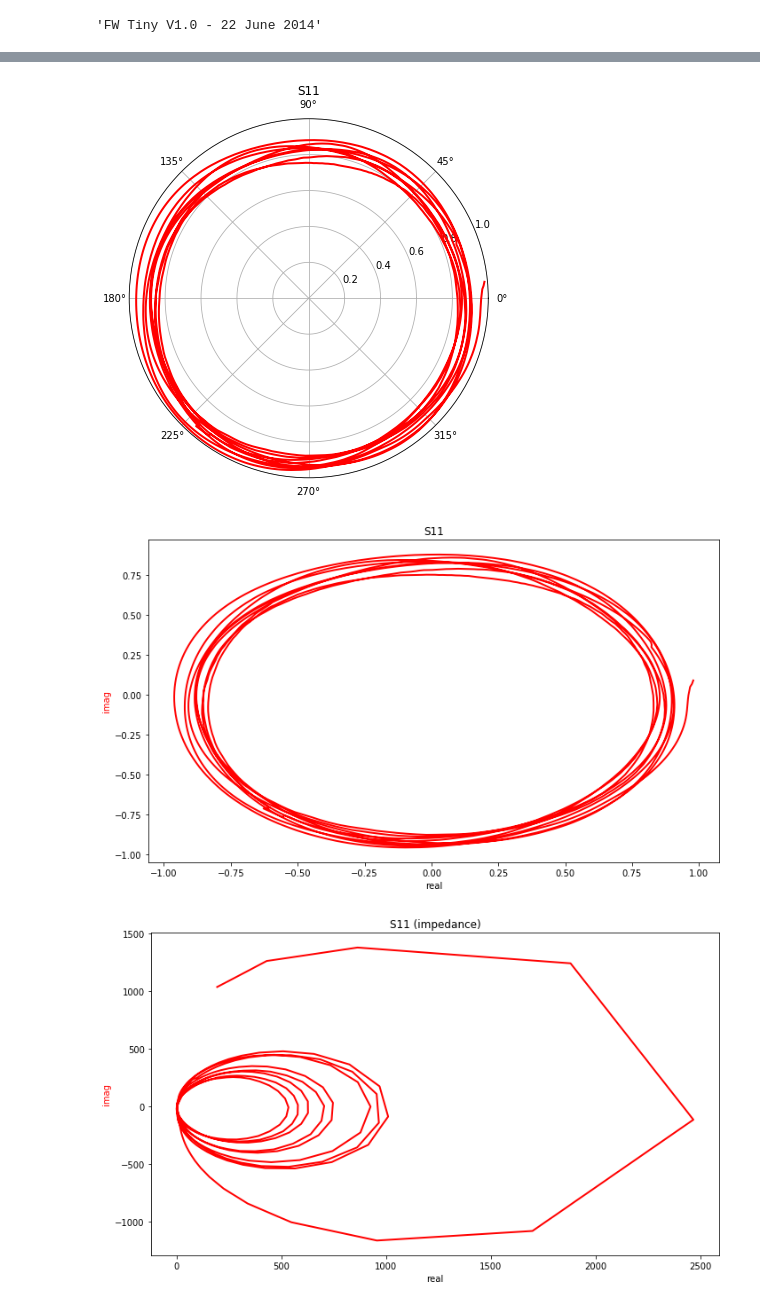
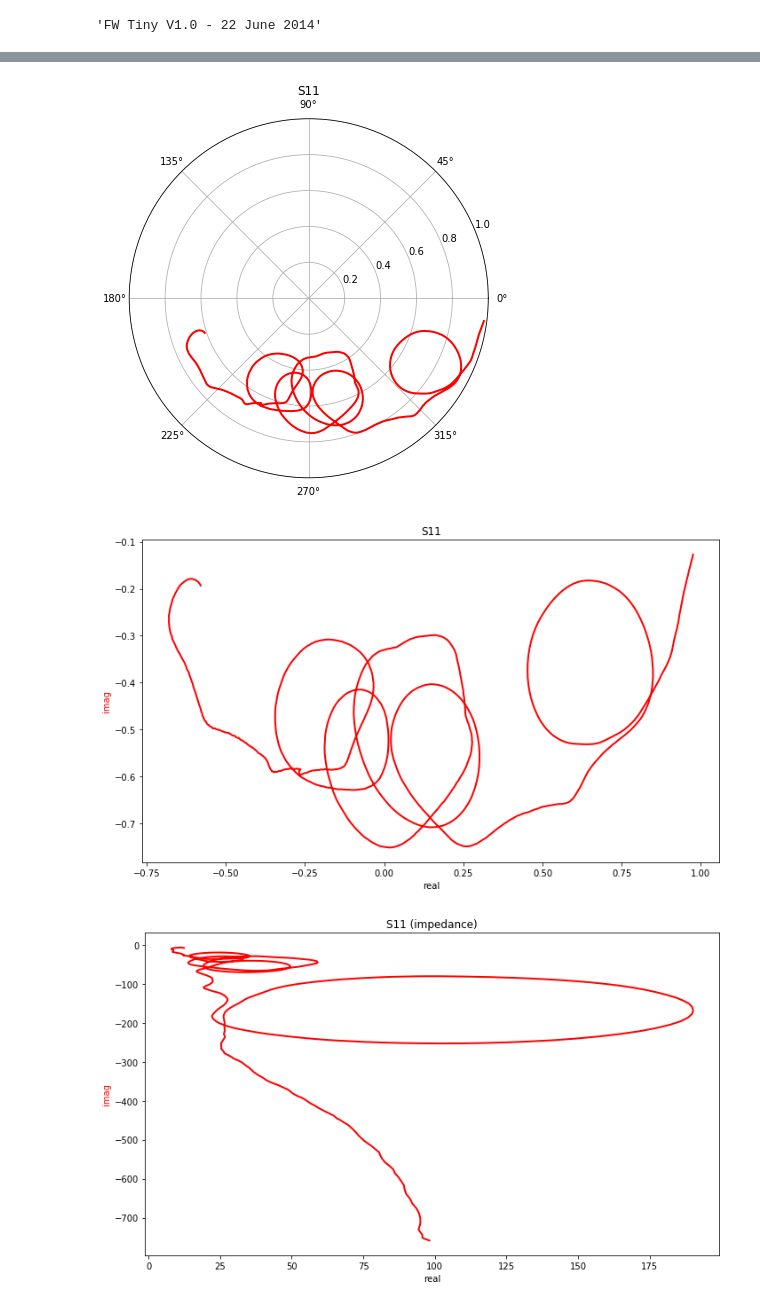
Before and after one commit to roseengineering/pyvna, a Jupyter notebook: example_tline.ipynb, the cells around one changed output, grey strips where cells are left out. Saved outputs shown, nothing was run; the diff lists cells and outputs as text; code cells hidden in the pictures.

```diff
--- a/example_tline.ipynb
+++ b/example_tline.ipynb
@@ -13,5 +13,5 @@ vna.version()
 # %% [output]
 'FW Tiny V1.0 - 22 June 2014'
 # %%
-cal = vna.create()
+cal = vna.create(start=35e6, stop=1300e6)
 # %%
@@ -47,5 +43,6 @@ vna.bode(gm)
 # %%
-gm = vna.return_loss(cal)
+# cal = vna.create(start=25e6, stop=600e6, resample=orig)
+gm = vna.return_loss(cal, average=1)
 vna.polar(gm)
 vna.cartesian(gm)
 y = vna.to_admittance(gm)
@@ -62,5 +59,6 @@ vna.plot(xp)
 vna.plot(vna.to_inductance(xp))
 vna.plot(vna.to_capacitance(xp))
 vna.bode(gm)
+vna.bode(gm, log=True)
 # %% [output]
 [============================================================] 2000 / 2000 points (reflection)
@@ -69,3 +65,3 @@ vna.bode(gm)
-[figure, old version]
+[figure, new version]
-[figure, old version]
+[figure, new version]
-[figure, old version]
+[figure, new version]
```
Also changed, not shown: parts of 6 cells of this notebook, 1 other file.
